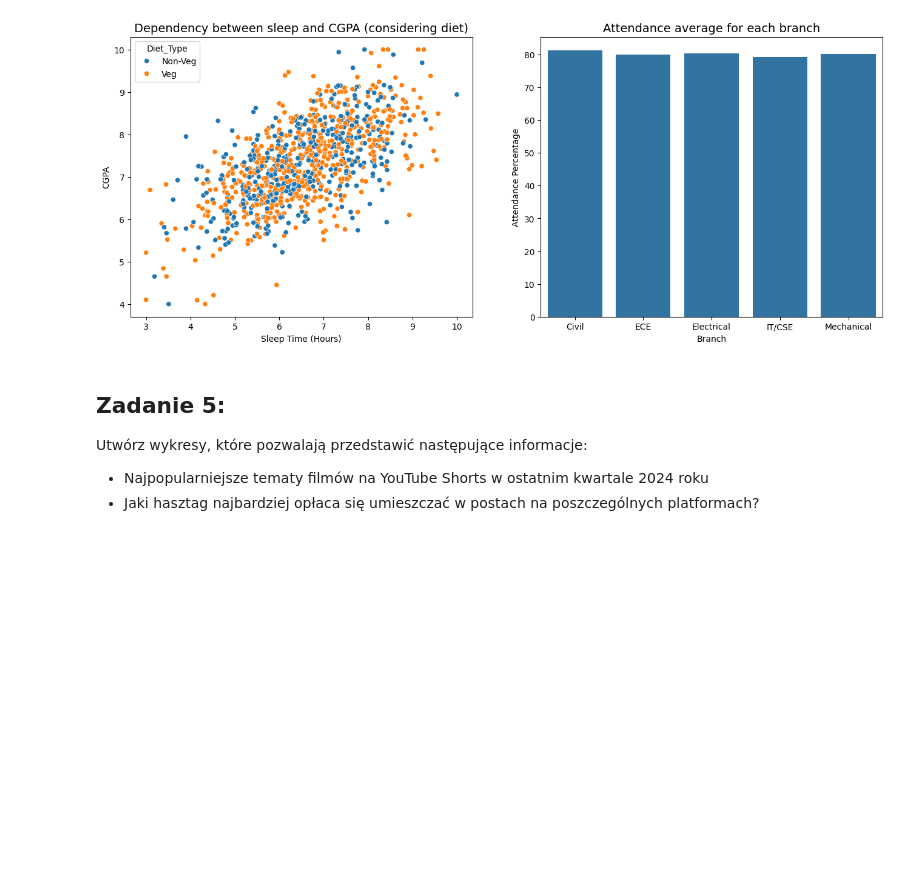
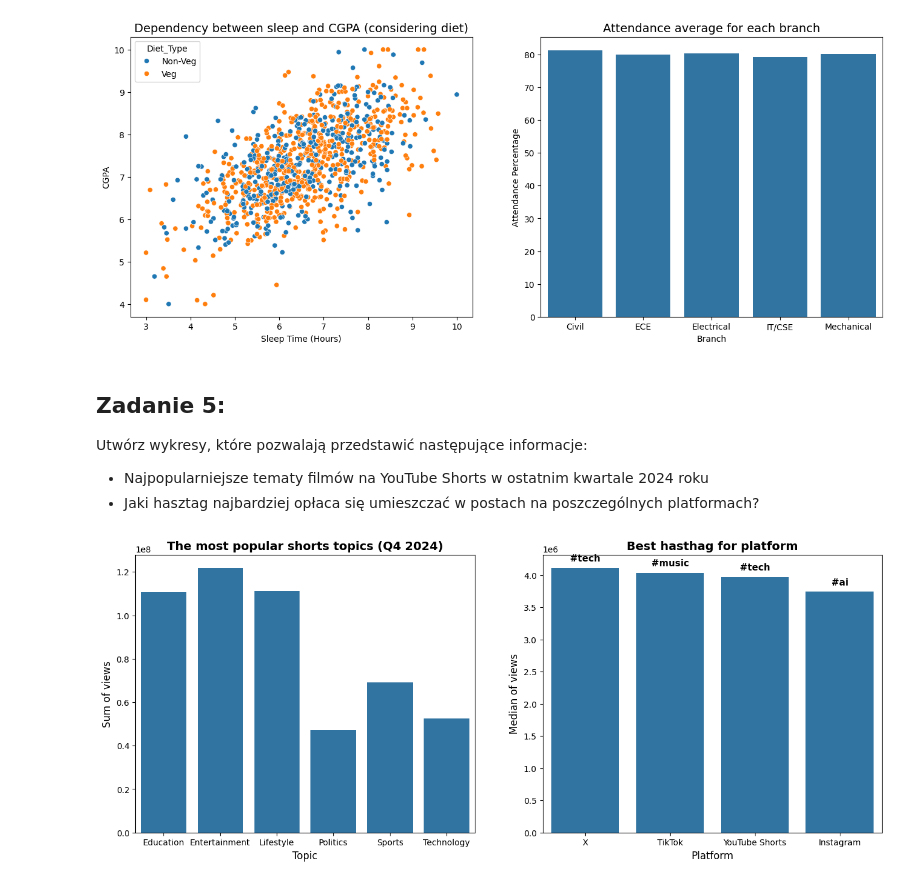
Before and after one commit to Zajecia-na-PWr-LR/lista-1-wiktoriamalinowska, a Jupyter notebook: UczenieMaszynowe_25_26_Lista1.ipynb, the cells around one changed output. Cells and saved outputs as stored; diff of their text form; code cells hidden in the pictures; blank space fills up the shorter version.

```diff
--- a/UczenieMaszynowe_25_26_Lista1.ipynb
+++ b/UczenieMaszynowe_25_26_Lista1.ipynb
@@ -186,3 +188,51 @@ plt.show()
 Utwórz wykresy, które pozwalają przedstawić następujące informacje:
 - Najpopularniejsze tematy filmów na YouTube Shorts w ostatnim kwartale 2024 roku
 - Jaki hasztag najbardziej opłaca się umieszczać w  postach na poszczególnych platformach?
+# %%
+df_sm = pd.read_csv('/content/social_media_viral_content_dataset.csv')
+df_sm.post_datetime = pd.to_datetime(df_sm.post_datetime)
+shorts_q4 = df_sm[(df_sm.post_datetime.dt.quarter == 4) & (df_sm.platform == 'YouTube Shorts') & (df_sm.post_datetime.dt.year == 2024)]
+popular_topics = shorts_q4.groupby('topic')['views'].sum().reset_index()
+
+
+
+df_hashtags = df_sm.dropna(subset=['hashtags']).copy()
+df_hashtags['singular_hashtag'] = df_hashtags['hashtags'].astype(str).str.split()
+df_exploded = df_hashtags.explode('singular_hashtag')
+hashtag_stats = df_exploded.groupby(['platform', 'singular_hashtag'])['views'].median().reset_index()
+best_idx = hashtag_stats.groupby('platform')['views'].idxmax()
+best_hashtags = hashtag_stats.loc[best_idx].sort_values(by='views', ascending=False)
+
+
+fig, axes = plt.subplots(1, 2, figsize=(16, 6))
+
+sns.barplot(
+    data=popular_topics,
+    x='topic',
+    y='views',
+    ax=axes[0]
+)
+
+axes[0].set_title('The most popular shorts topics (Q4 2024)', fontsize=14, fontweight='bold')
+axes[0].set_xlabel('Topic', fontsize=12)
+axes[0].set_ylabel('Sum of views', fontsize=12)
+
+
+sns.barplot(
+    data=best_hashtags,
+    x='platform',
+    y='views',
+    ax=axes[1]
+)
+axes[1].set_title('Best hasthag for platform', fontsize=14, fontweight='bold')
+axes[1].set_xlabel('Platform', fontsize=12)
+axes[1].set_ylabel('Median of views', fontsize=12)
+
+
+for i, row in enumerate(best_hashtags.itertuples()):
+    axes[1].text(i, row.views + (row.views * 0.02), row.singular_hashtag,
+                 color='black', ha="center", va="bottom", fontsize=11, fontweight='bold')
+
+plt.show()
+# %% [output]
+[figure, added]
```
Also changed, not shown: parts of 1 cell of this notebook.
